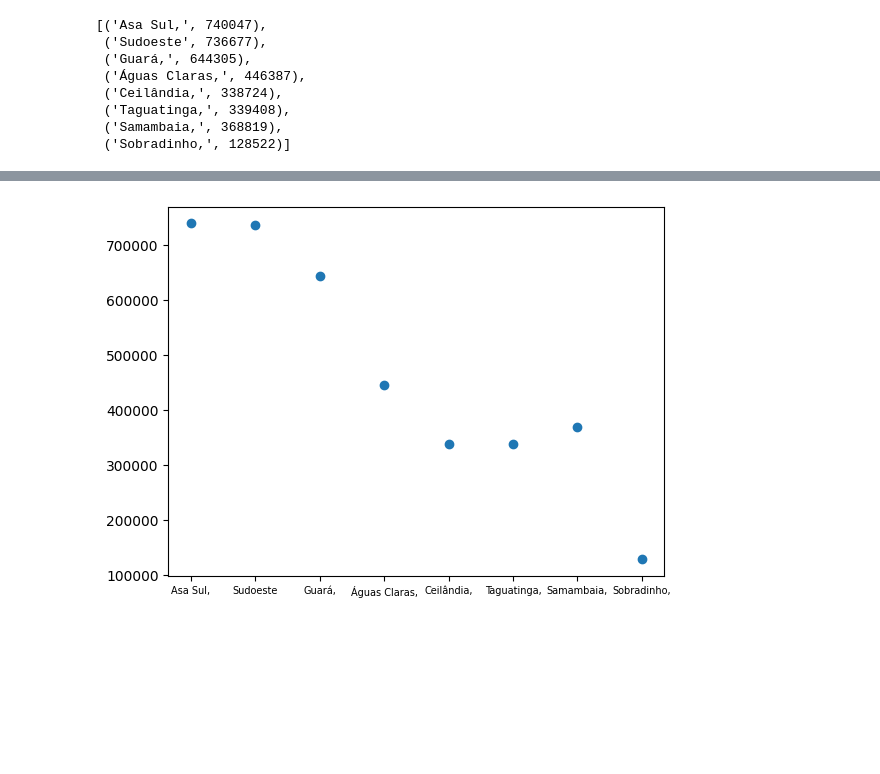
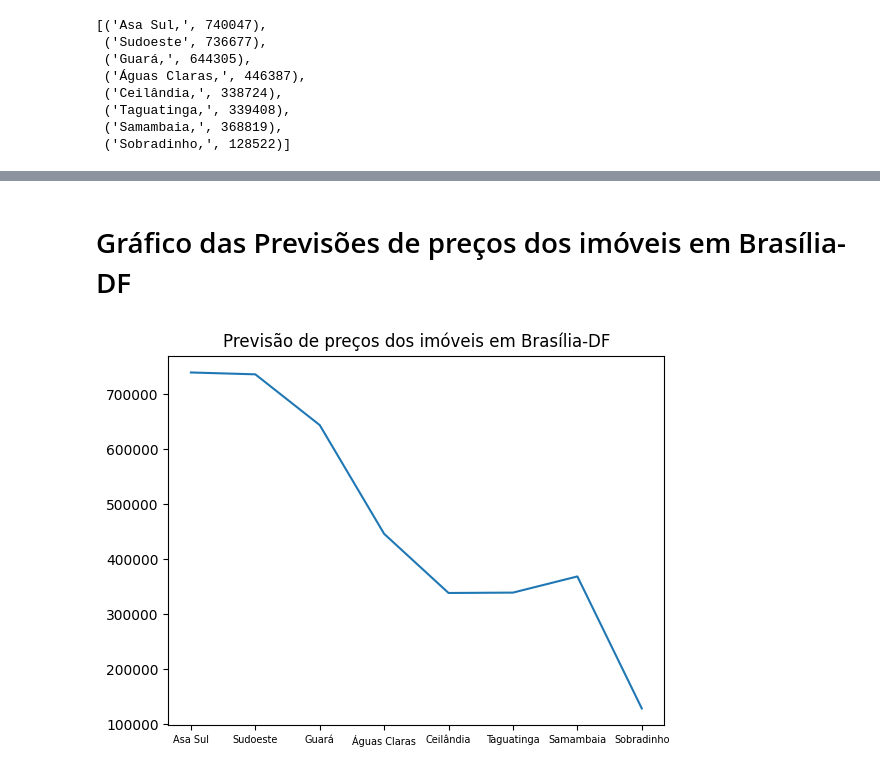
Before and after one commit to cvs2010/Data-Science-Projects, a Jupyter notebook: Project_7_forecasting_prices_zapimoveis_df.ipynb, the cells around one changed output, grey strips where cells are left out. Cells and saved outputs as stored; diff of their text form; code cells hidden in the pictures; blank space fills up the shorter version.

```diff
--- a/Project_7_forecasting_prices_zapimoveis_df.ipynb
+++ b/Project_7_forecasting_prices_zapimoveis_df.ipynb
@@ -941,0 +930,4 @@ df_final
+# %%
+#Excluindo as vírgulas da coluna 0
+df_final.iloc[:,0] = df_final.iloc[:,0].str.replace(',','')
+df_final
@@ -942,9 +944,9 @@ df_final
+# %% [markdown]
+# Gráfico das Previsões de preços dos imóveis em Brasília-DF
 # %%
-plt.xlabel = 0
-plt.ylabel = 1
 plt.rcParams['xtick.labelsize'] = 7
-plt.scatter(df_final[0], df_final[1])
-plt.figsize = (5,15)
+plt.plot(df_final.iloc[:,0], df_final.iloc[:,1])
+plt.title('Previsão de preços dos imóveis em Brasília-DF')
 plt.show()
 # %% [output]
-[figure, old version]
+[figure, new version]
```
Also changed, not shown: parts of 2 cells of this notebook.
